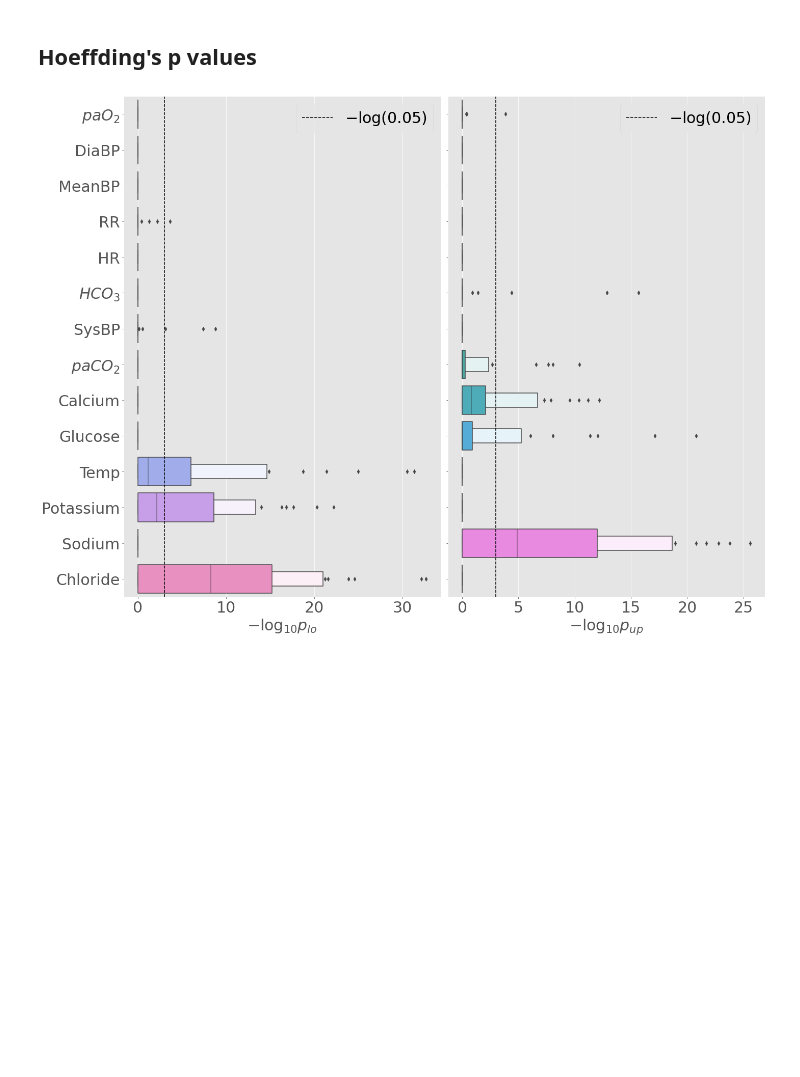
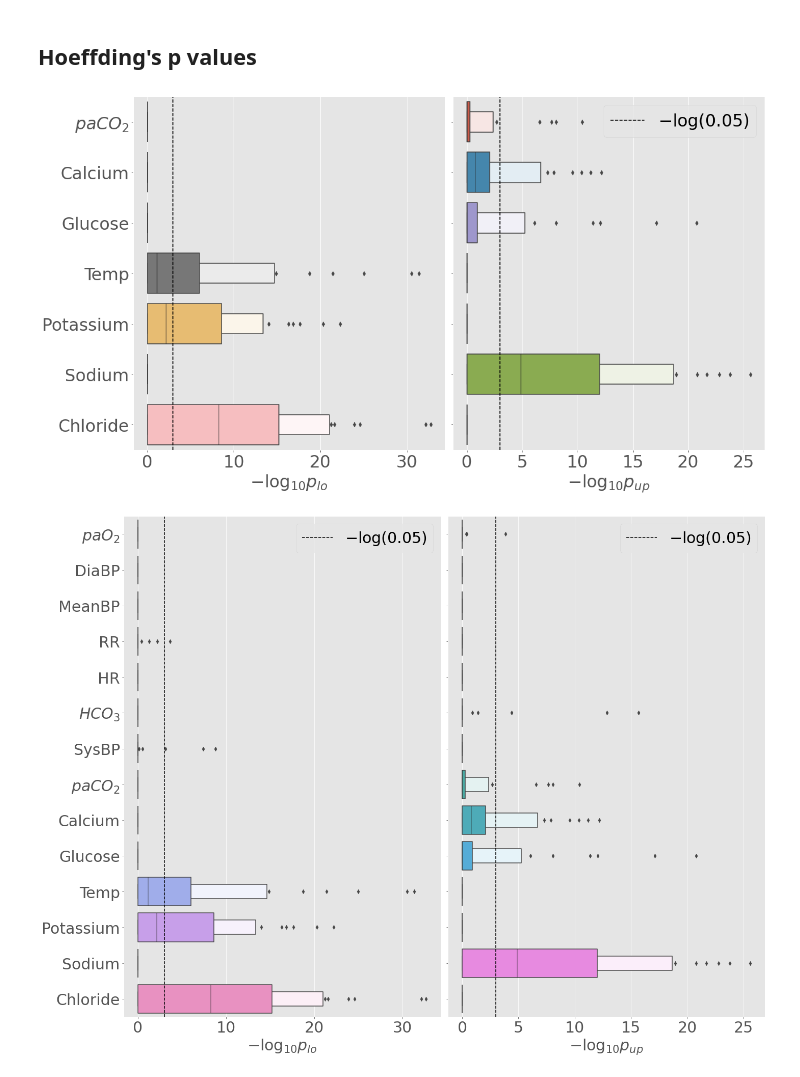
Before and after one commit to faaizT/CausalTwinAssessment, a Jupyter notebook: Notebooks/Case_study_results.ipynb, the cells around one changed output. Cells and saved outputs as stored; diff of their text form; code cells hidden in the pictures; blank space fills up the shorter version.

```diff
--- a/Notebooks/Case_study_results.ipynb
+++ b/Notebooks/Case_study_results.ipynb
@@ -323,6 +323,45 @@ plt.tight_layout()
 [figure]
 # %% [markdown]
 ## Hoeffding's p values
+# %%
+import seaborn as sns
+
+outcomes = combined_results['columns'].unique()
+plt.style.use('ggplot')
+fig, axs = plt.subplots(1, 2, figsize=(18,10), sharey=True)
+
+p_vals_hoeff = p_vals_hoeff[p_vals_hoeff['col']!='Arterial_pH']
+
+
+p_vals_hoeff['Outcomes'] = p_vals_hoeff['col'].apply(lambda x: column_renaming[x])
+p_vals_hoeff['order'] = p_vals_hoeff['col'].apply(lambda x: list(outcomes).index(x))
+p_vals_hoeff['-log_p_lb'] = p_vals_hoeff['p_lb'].apply(lambda x: -np.log(min(x, 1)))
+p_vals_hoeff['-log_p_ub'] = p_vals_hoeff['p_ub'].apply(lambda x: -np.log(min(x, 1)))
+p_vals_hoeff.sort_values(by='order', inplace=True)
+outcomes = list(p_vals_hoeff['Outcomes'].unique())[-7:]
+p_vals_hoeff_filtered = p_vals_hoeff[p_vals_hoeff['Outcomes'].isin(outcomes)]
+
+ax = sns.boxenplot(x='-log_p_lb', y='Outcomes', data=p_vals_hoeff_filtered, ax=axs[0] )
+ax = sns.boxenplot(x='-log_p_ub', y='Outcomes', data=p_vals_hoeff_filtered, ax=axs[1] )
+axs[0].axvline(-np.log(0.05), color='k', linestyle='--', label='$-\log(0.05)$',)
+axs[1].axvline(-np.log(0.05), color='k', linestyle='--', label='$-\log(0.05)$',)
+
+
+axs[1].tick_params(axis='x', labelsize=30)
+axs[0].set_ylabel('', fontsize=30)
+axs[1].set_ylabel('', fontsize=16)
+axs[0].set_xlabel('$-\log_{10}{p_{lo}}$', fontsize=30)
+axs[1].set_xlabel('$-\log_{10}{p_{up}}$', fontsize=30)
+axs[0].tick_params(axis='both', which='major', labelsize=30)
+axs[0].tick_params(axis='both', which='minor', labelsize=30)
+axs[1].tick_params(axis='both', which='major', labelsize=30)
+axs[1].tick_params(axis='both', which='minor', labelsize=30)
+axs[1].legend(fontsize=30)
+plt.tight_layout()
+
+# plt.savefig("/data/localhost/not-backed-up/taufiq/HypothesisTesting/hyp_testing_new_pulse_data_2/images/p_vals_hoeff_filtered.pdf", format='pdf', bbox_inches='tight')
+# %% [output]
+[figure, added]
 # %%
 import seaborn as sns
 
```
Also changed, not shown: 3 other files.
